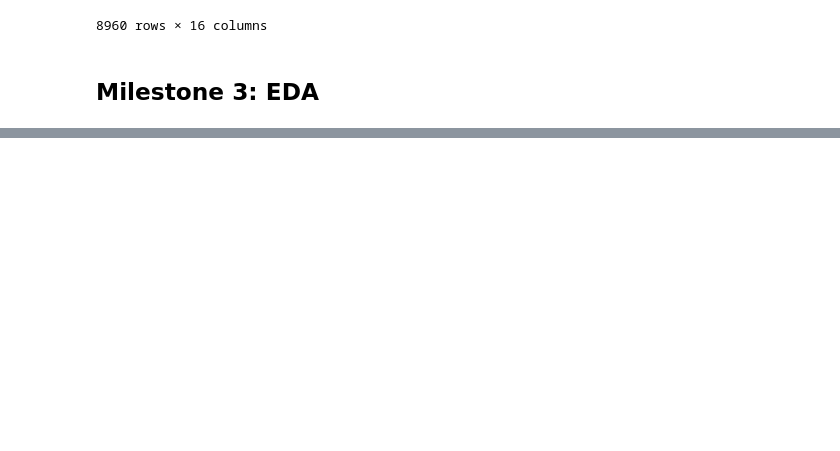
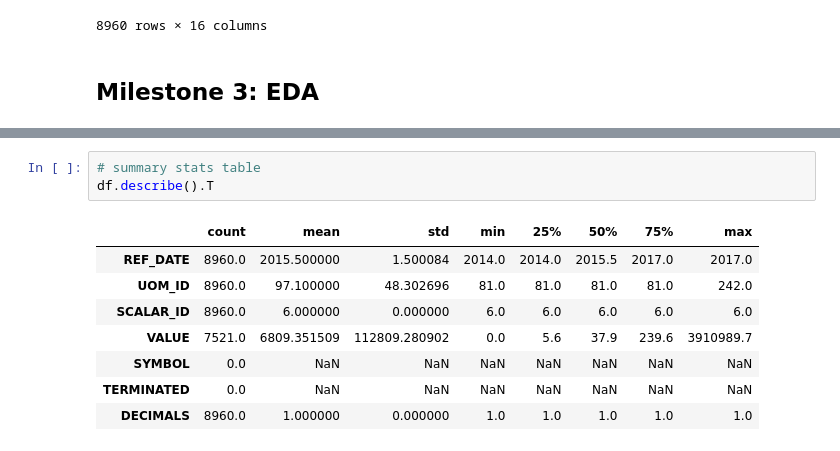
Before and after one commit to data301-2021-winter1/group05-project, a Jupyter notebook: notebooks/analysis1.ipynb, the cells around one changed output, grey strips where cells are left out. Drawn from its saved outputs; the diff is of its cells as text; blank space fills up the shorter version.

```diff
--- a/notebooks/analysis1.ipynb
+++ b/notebooks/analysis1.ipynb
@@ -33,0 +68,12 @@ import missingno
+# %%
+# summary stats table
+df.describe().T
+# %% [output]
+|  | count | mean | std | min | 25% | 50% | 75% | max |
+| REF_DATE | 8960.0 | 2015.500000 | 1.500084 | 2014.0 | 2014.0 | 2015.5 | 2017.0 | 2017.0 |
+| UOM_ID | 8960.0 | 97.100000 | 48.302696 | 81.0 | 81.0 | 81.0 | 81.0 | 242.0 |
+| SCALAR_ID | 8960.0 | 6.000000 | 0.000000 | 6.0 | 6.0 | 6.0 | 6.0 | 6.0 |
+| VALUE | 7521.0 | 6809.351509 | 112809.280902 | 0.0 | 5.6 | 37.9 | 239.6 | 3910989.7 |
+| SYMBOL | 0.0 | NaN | NaN | NaN | NaN | NaN | NaN | NaN |
+| TERMINATED | 0.0 | NaN | NaN | NaN | NaN | NaN | NaN | NaN |
+| DECIMALS | 8960.0 | 1.000000 | 0.000000 | 1.0 | 1.0 | 1.0 | 1.0 | 1.0 |
```
Also changed, not shown: parts of 3 cells of this notebook.
